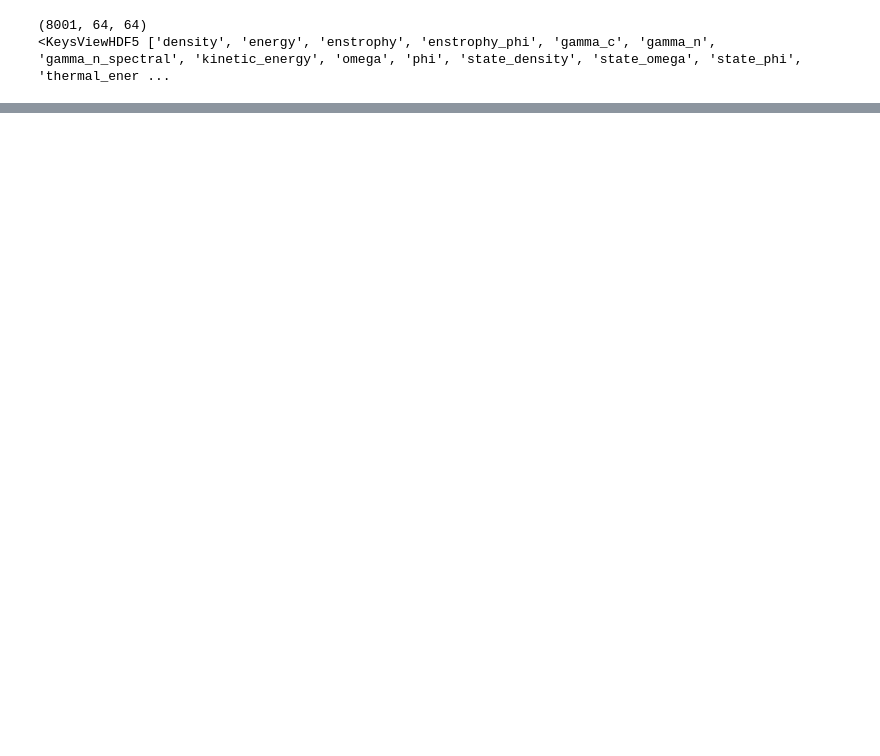
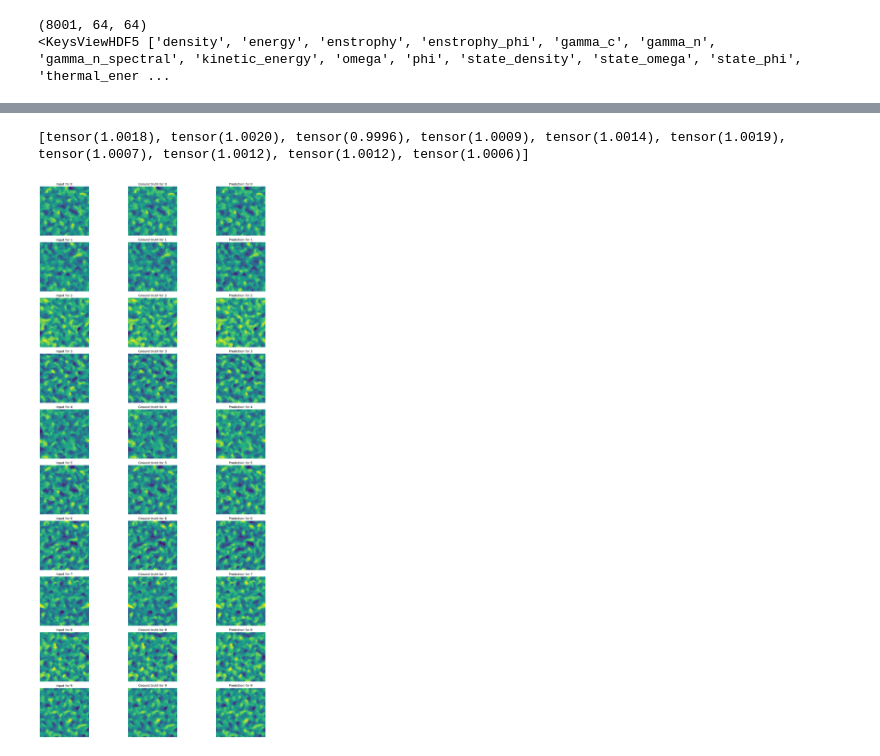
Before and after one commit to Anthony50102/DQFNO, a Jupyter notebook: examples/hasegawa_wakatini.ipynb, the cells around one changed output, grey strips where cells are left out. Cells and saved outputs as stored; diff of their text form; code cells hidden in the pictures; blank space fills up the shorter version.

```diff
--- a/examples/hasegawa_wakatini.ipynb
+++ b/examples/hasegawa_wakatini.ipynb
@@ -185,0 +222,5 @@ tensor([0.0667, 0.0750, 0.0378, 0.0254, 0.0860, 0.0538, 0.0707, 0.0716, 0.0406,
+# %%
+show_model(h1_model)
+# %% [output]
+[tensor(1.0018), tensor(1.0020), tensor(0.9996), tensor(1.0009), tensor(1.0014), tensor(1.0019), tensor(1.0007), tensor(1.0012), tensor(1.0012), tensor(1.0006)]
+[figure, added]
```
Also changed, not shown: parts of 11 cells of this notebook, 5 other files.
